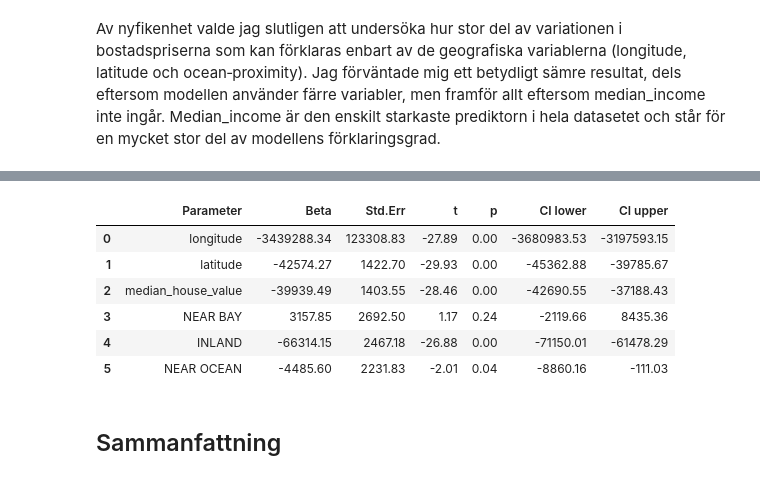
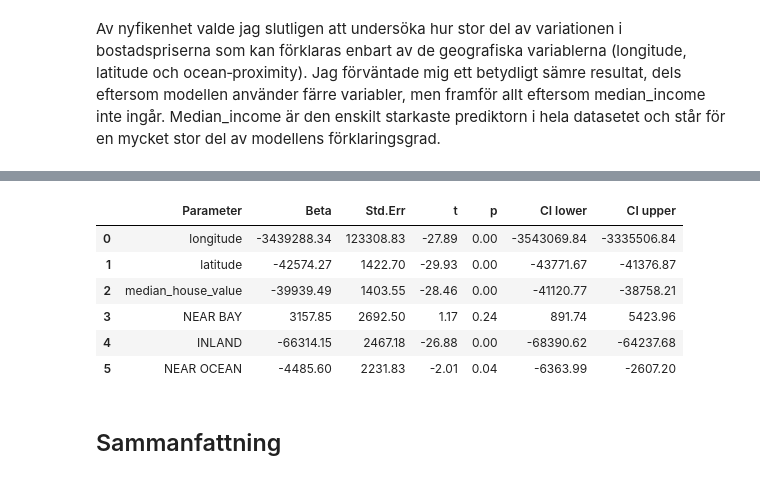
Before and after one commit to SebastianPetersson/Statistiska-metoder, a Jupyter notebook: Labb/Labb_notebook.ipynb, the cells around one changed output, grey strips where cells are left out. Saved outputs shown, nothing was run; the diff lists cells and outputs as text; code cells hidden in the pictures.

```diff
--- a/Labb/Labb_notebook.ipynb
+++ b/Labb/Labb_notebook.ipynb
@@ -136,7 +136,7 @@ df1.head()
 X1 = df1.iloc[:, :5]
 y = df1['median_house_value']
 param_names_1 = df1.columns.tolist()
-model_1 = LinearRegression()
+model_1 = LinearRegression(confidence_level=0.60)
 model_1.fit(X1, y)
 n = model.n
 d = model.d
@@ -183,7 +183,7 @@ X2 = df2.drop(columns=['median_house_value'])
 y = df2['median_house_value']
 param_names_2 = df2.columns.tolist()
 
-model_2 = LinearRegression()
+model_2 = LinearRegression(confidence_level=0.60)
 model_2.fit(X2, y)
 sum_mod2 = model_2.summary_basic('Model 2')
 sum_coef2 = model_2.summary_coef(param_names_2)
@@ -209,28 +209,28 @@ Av nyfikenhet valde jag slutligen att undersöka hur stor del av variationen i b
 # %%
 df3 = df.drop(columns= ['housing_median_age', 'total_rooms', 'total_bedrooms', 'population', 'households', 'median_income'])
 X3 = df3.drop(columns= ['median_house_value'])
 y = df3['median_house_value']
 param_names_3 = df3.columns.tolist()
-model_3 = LinearRegression()
+model_3 = LinearRegression(confidence_level=0.60)
 model_3.fit(X3,y)
 sum_mod3 = model_3.summary_basic('Model_3')
 
 comparison = pd.concat([sum_mod1, sum_mod2, sum_mod3])
 sum_coef3 = model_3.summary_coef(param_names_3)
 display(comparison)
 display(sum_coef3)
 # %% [output]
 |  | n | d | R2 | Variance | Standard deviation | rmse | F-statistic | P-value |
 | Model 1 summary | 20433 | 5 | 0.6001 | 5.329792e+09 | 73005.42 | 73005.42 | 6131.30 | 0.0 |
 | Model 2 summary | 20433 | 8 | 0.6128 | 5.161005e+09 | 71840.13 | 71840.13 | 4041.27 | 0.0 |
 | Model_3 summary | 20433 | 5 | 0.2697 | 9.734113e+09 | 98661.61 | 98661.61 | 1508.63 | 0.0 |
 |  | Parameter | Beta | Std.Err | t | p | CI lower | CI upper |
-| 0 | longitude | -3439288.34 | 123308.83 | -27.89 | 0.00 | -3680983.53 | -3197593.15 |
-| 1 | latitude | -42574.27 | 1422.70 | -29.93 | 0.00 | -45362.88 | -39785.67 |
-| 2 | median_house_value | -39939.49 | 1403.55 | -28.46 | 0.00 | -42690.55 | -37188.43 |
-| 3 | NEAR BAY | 3157.85 | 2692.50 | 1.17 | 0.24 | -2119.66 | 8435.36 |
-| 4 | INLAND | -66314.15 | 2467.18 | -26.88 | 0.00 | -71150.01 | -61478.29 |
-| 5 | NEAR OCEAN | -4485.60 | 2231.83 | -2.01 | 0.04 | -8860.16 | -111.03 |
+| 0 | longitude | -3439288.34 | 123308.83 | -27.89 | 0.00 | -3543069.84 | -3335506.84 |
+| 1 | latitude | -42574.27 | 1422.70 | -29.93 | 0.00 | -43771.67 | -41376.87 |
+| 2 | median_house_value | -39939.49 | 1403.55 | -28.46 | 0.00 | -41120.77 | -38758.21 |
+| 3 | NEAR BAY | 3157.85 | 2692.50 | 1.17 | 0.24 | 891.74 | 5423.96 |
+| 4 | INLAND | -66314.15 | 2467.18 | -26.88 | 0.00 | -68390.62 | -64237.68 |
+| 5 | NEAR OCEAN | -4485.60 | 2231.83 | -2.01 | 0.04 | -6363.99 | -2607.20 |
 # %% [markdown]
 ## Sammanfattning
 # %% [markdown]
```
Also changed, not shown: parts of 3 cells of this notebook.
